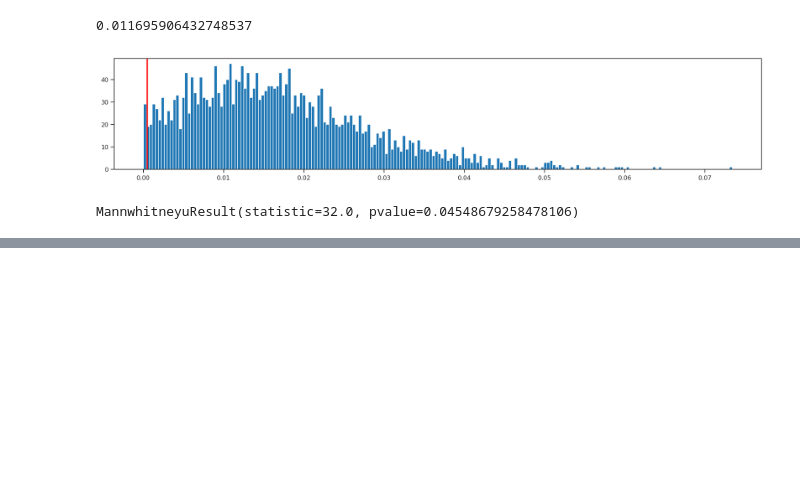
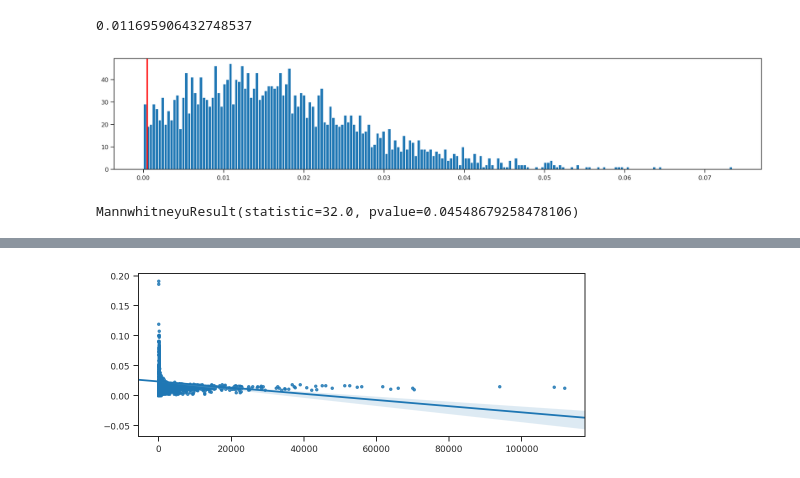
Before and after one commit to alimanfoo/ag1000g-phase2-data-paper, a Jupyter notebook: notebooks/36-variation-in-dsx-Cas9-target/feature_diversity.ipynb, the cells around one changed output, grey strips where cells are left out. Drawn from its saved outputs; the diff is of its cells as text; code cells hidden in the pictures; blank space fills up the shorter version.

```diff
--- a/notebooks/36-variation-in-dsx-Cas9-target/feature_diversity.ipynb
+++ b/notebooks/36-variation-in-dsx-Cas9-target/feature_diversity.ipynb
@@ -615,0 +721,20 @@ MannwhitneyuResult(statistic=32.0, pvalue=0.04548679258478106)
+# %%
+# OK, first off, how does mean mpd correlate with intron length?
+# Get the positions of interest
+intron_positions = (seq_cls == CLS_INTRON_LAST) | (seq_cls == CLS_INTRON_MID) | (seq_cls == CLS_INTRON_FIRST)
+# If we want to look at only the "last" intron, use this instead
+#flt = seq_cls == CLS_INTRON_LAST
+intron_values = seq_mpd[intron_positions]
+
+# We separate the mpd values by the intron to which they belong
+seq_intron_group_values_2 = seq_intron_group[intron_positions]
+intron_values_grouped = pd.Series(intron_values).groupby(seq_intron_group_values_2)
+
+intron_group_sizes = intron_values_grouped.size()
+intron_group_mpd_2 = intron_values_grouped.mean()
+
+fig, ax = plt.subplots(figsize=(8, 3))
+sns.regplot(intron_group_sizes, intron_group_mpd_2, ax=ax, scatter_kws=dict(s=6))
+plt.show()
+# %% [output]
+[figure, added]
```
Also changed, not shown: parts of 34 cells of this notebook.
